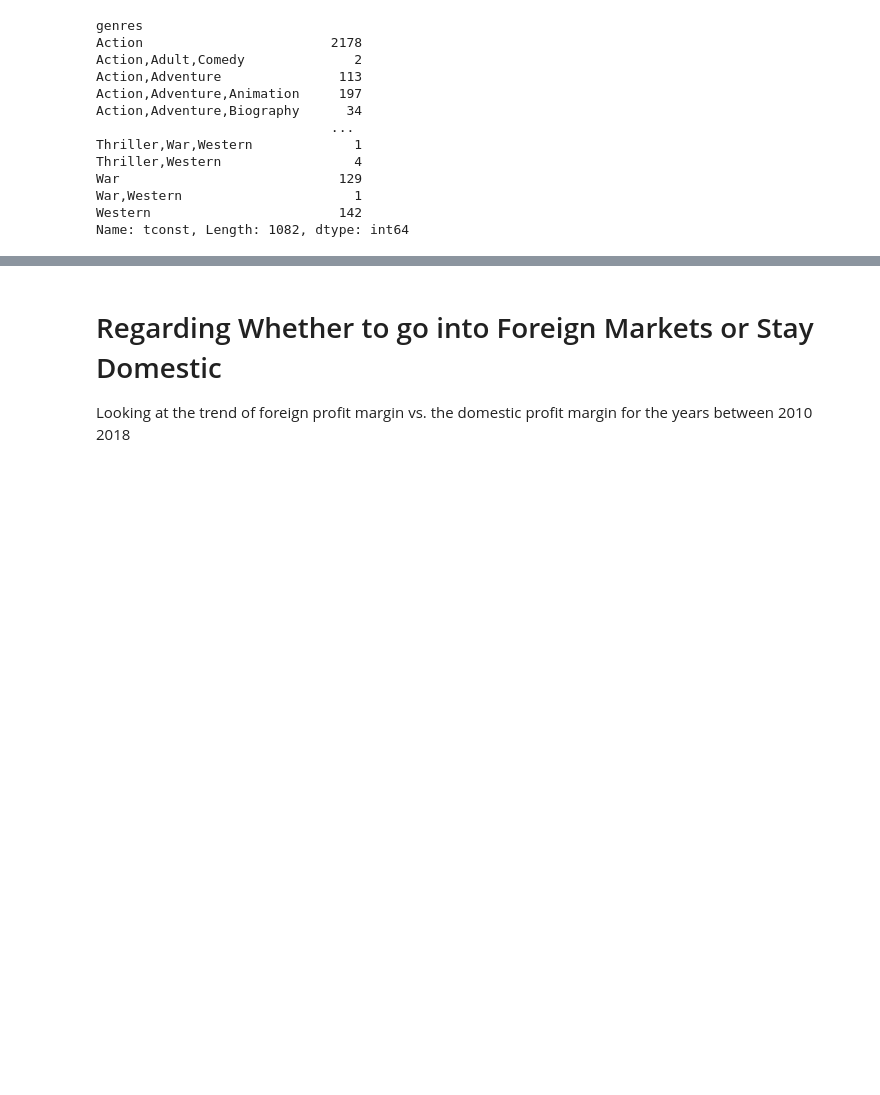
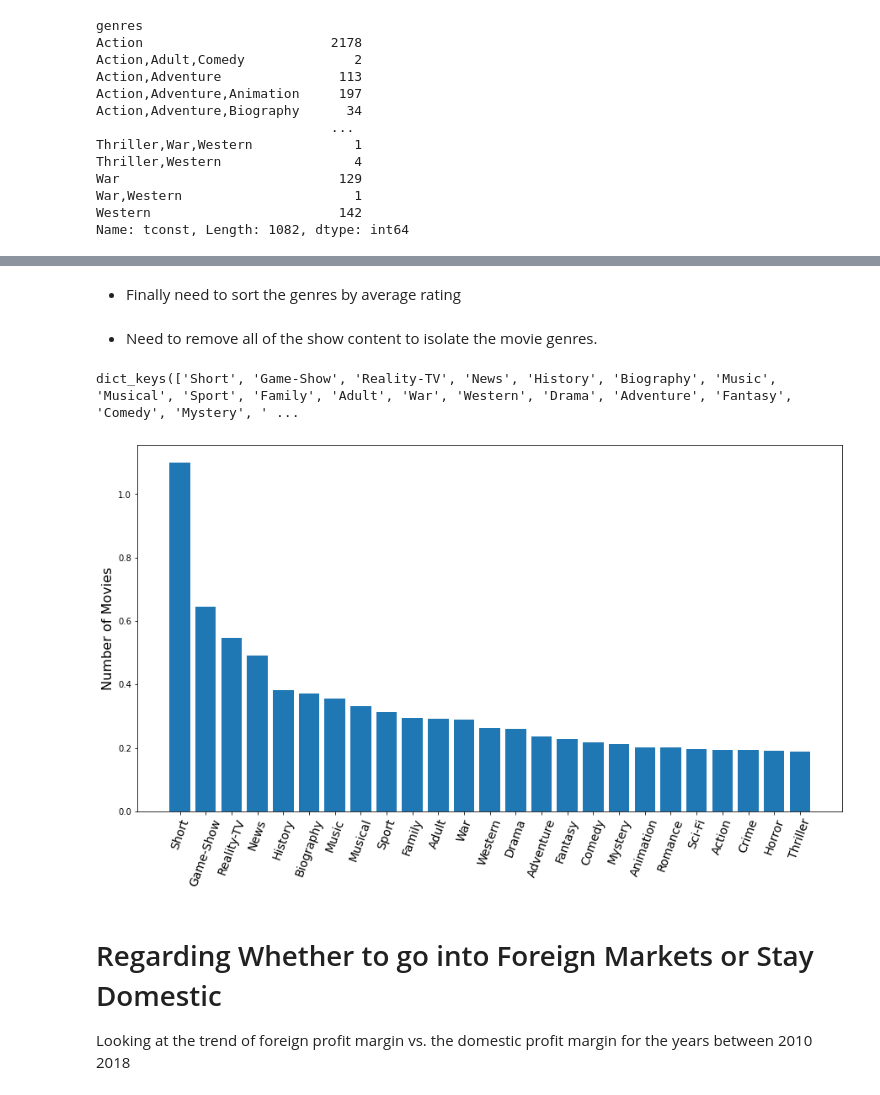
Before and after one commit to JCherryA050/phase_1_project, a Jupyter notebook: working_notebooks/project_notebook_ajc.ipynb, the cells around one changed output, grey strips where cells are left out. Drawn from its saved outputs; the diff is of its cells as text; code cells hidden in the pictures; blank space fills up the shorter version.

```diff
--- a/working_notebooks/project_notebook_ajc.ipynb
+++ b/working_notebooks/project_notebook_ajc.ipynb
@@ -339,0 +341,3 @@ memory usage: 182.4+ KB
+# %%
+genres_dict_ratings = {k: [] for k in genres_dict.keys()}
+genres_dict_ratings
@@ -339,0 +364,6 @@ memory usage: 182.4+ KB
+# %%
+for index, row in imbd_ratings_basic_df.iterrows():
+    for genre in genres_dict_ratings.keys():
+        if genre in row.genres:
+            genres_dict_ratings[genre].append(row.averagerating/row.numvotes)
+#del genres_dict_ratings['Documentary']
@@ -340,3 +372,31 @@ memory usage: 182.4+ KB
+# %%
+ave_genres_dict_ratings = {k: np.mean(v) for k,v in genres_dict_ratings.items() if v }
+# %% [markdown]
+- Finally need to sort the genres by average rating
+# %%
+ave_genres_dict_ratings = {k: v for k, v in sorted(ave_genres_dict_ratings.items(), key=lambda item: item[1],reverse=True)}
+# %% [markdown]
+- Need to remove all of the show content to isolate the movie genres.
+# %%
+ave_genres_dict_ratings.keys()
+# %% [output]
+dict_keys(['Short', 'Game-Show', 'Reality-TV', 'News', 'History', 'Biography', 'Music', 'Musical', 'Sport', 'Family', 'Adult', 'War', 'Western', 'Drama', 'Adventure', 'Fantasy', 'Comedy', 'Mystery', ' ...
+# %%
+fig,ax = plt.subplots(figsize=(15,8))
+ax.bar(ave_genres_dict_ratings.keys(),ave_genres_dict_ratings.values(),color='tab:blue')
+ax.set_ylabel('Number of Movies',Fontsize=16)
+# ax.spines['bottom'].set_color('white')
+# ax.spines['top'].set_color('white')
+# ax.spines['left'].set_color('white')
+# ax.spines['right'].set_color('white')
+# ax.yaxis.label.set_color('white')
+# ax.tick_params(axis='x', colors='white')
+# ax.yaxis.label.set_color('white')
+# ax.tick_params(axis='y', colors='white')
+ax.set_xticklabels(list(ave_genres_dict_ratings.keys()), rotation = 70, Fontsize=14);
+fig.savefig('../images/average_rating_of_genres_DARK.png',bbox_inches='tight')#,transparent=True
+# %% [output]
+[figure, added]
 # %% [markdown]
 # Regarding Whether to go into Foreign Markets or Stay Domestic
 Looking at the trend of foreign profit margin vs. the domestic profit margin for the years between 2010 2018
```
Also changed, not shown: parts of 56 cells of this notebook, 3 other files.
